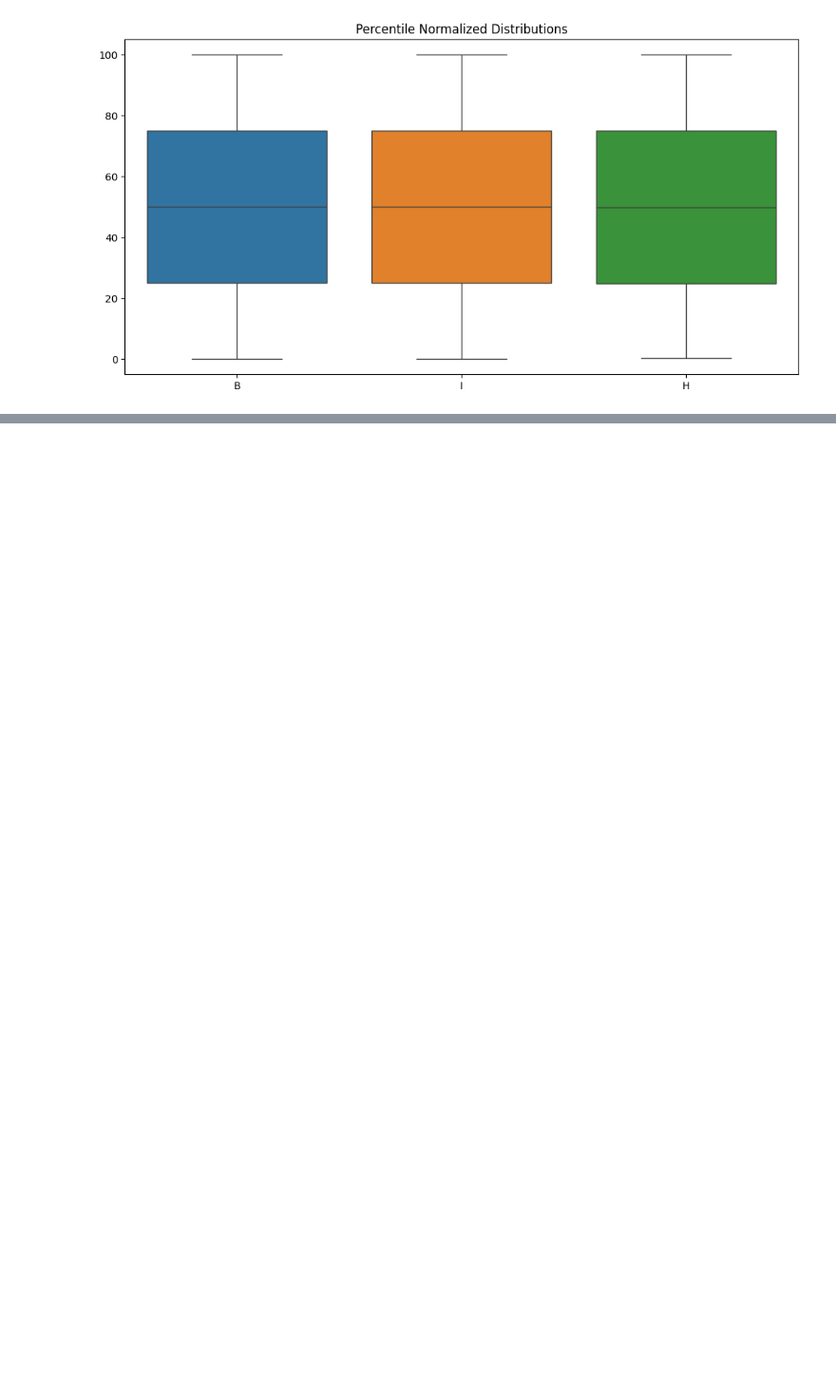
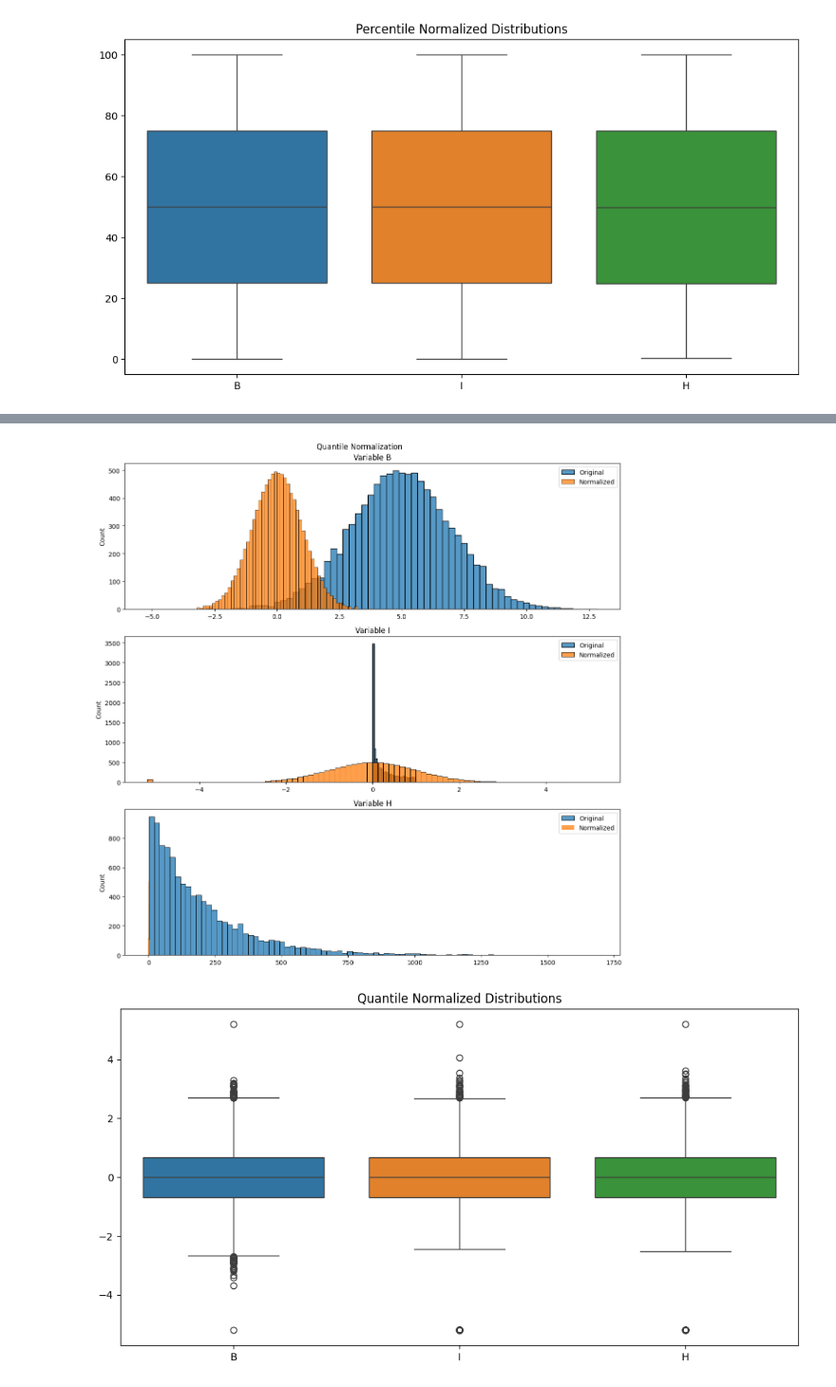
Before and after one commit to harshcodes17/Sem-VI, a Jupyter notebook: ML LAB/Week 2/Assignment2.ipynb, the cells around one changed output, grey strips where cells are left out. Shown: that part at 95% size. Cells and saved outputs as stored; diff of their text form; code cells hidden in the pictures; blank space fills up the shorter version.

```diff
--- a/ML LAB/Week 2/Assignment2.ipynb
+++ b/ML LAB/Week 2/Assignment2.ipynb
@@ -142,0 +168,9 @@ percentile_normalized = normalize_and_plot(data_dict, 'Percentile', percentile_n
+# %%
+# Transform to normal distribution using quantiles
+quantile_norm = lambda x: quantile_transform(x.reshape(-1, 1),
+                                           output_distribution='normal',
+                                           n_quantiles=1000).ravel()
+quantile_normalized = normalize_and_plot(data_dict, 'Quantile', quantile_norm)
+# %% [output]
+[figure, added]
+[figure, added]
```
Also changed, not shown: parts of 4 cells of this notebook, 5 other files.
